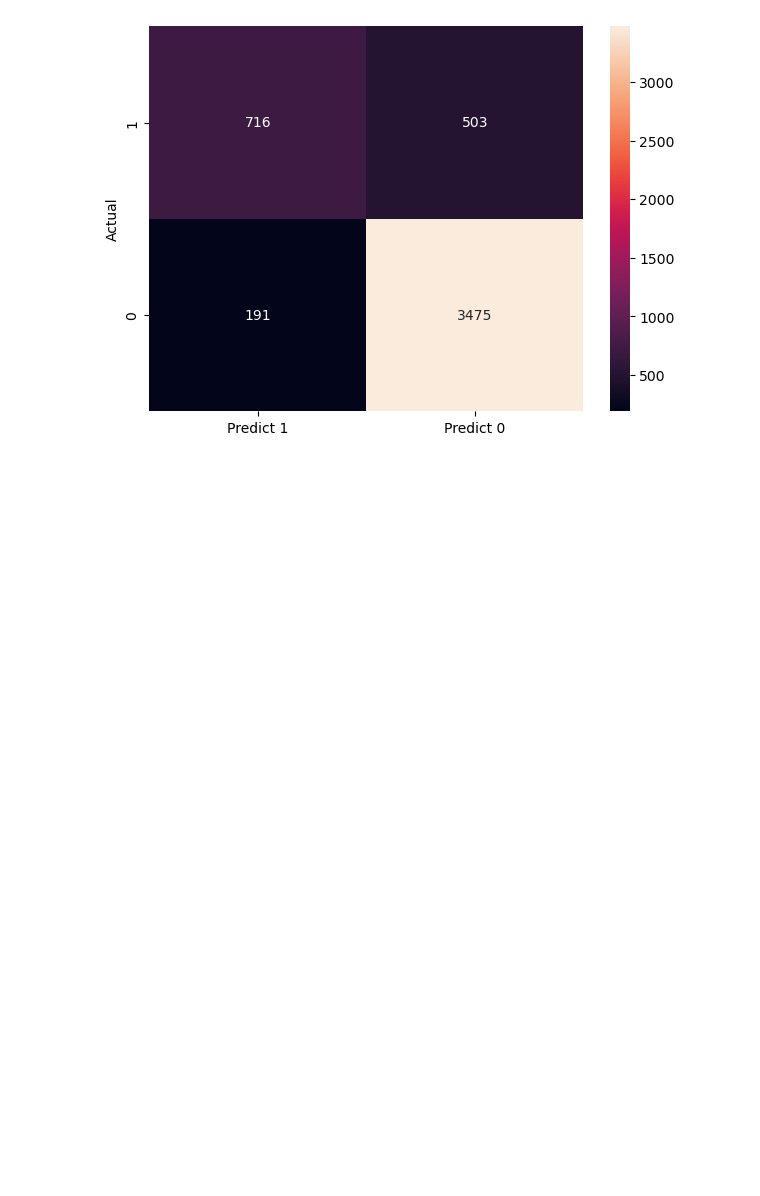
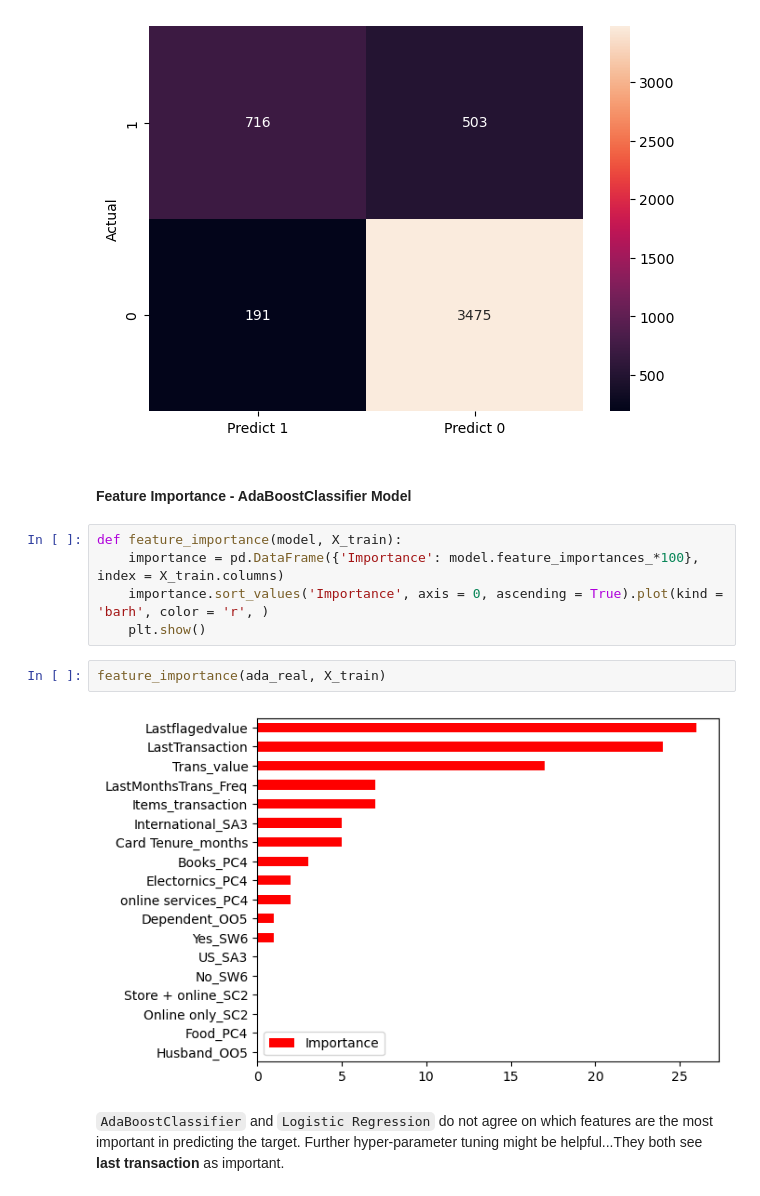
Before and after one commit to CyprianFusi/FraudDetectionModel-with-Gretl, a Jupyter notebook: fraud_detection.ipynb, the cells around one changed output. Cells and saved outputs as stored; diff of their text form; blank space fills up the shorter version.

```diff
--- a/fraud_detection.ipynb
+++ b/fraud_detection.ipynb
@@ -618,3 +635,16 @@ plt.ylabel('Actual')
 plt.show()
 # %% [output]
 [figure]
+# %% [markdown]
+#### Feature Importance - AdaBoostClassifier Model
+# %%
+def feature_importance(model, X_train):
+    importance = pd.DataFrame({'Importance': model.feature_importances_*100}, index = X_train.columns)
+    importance.sort_values('Importance', axis = 0, ascending = True).plot(kind = 'barh', color = 'r', )
+    plt.show()
+# %%
+feature_importance(ada_real, X_train)
+# %% [output]
+[figure, added]
+# %% [markdown]
+`AdaBoostClassifier` and `Logistic Regression` do not agree on which features are the most important in predicting the target. Further hyper-parameter tuning might be helpful...They both see **last transaction** as important.
```
Also changed, not shown: parts of 5 cells of this notebook.
